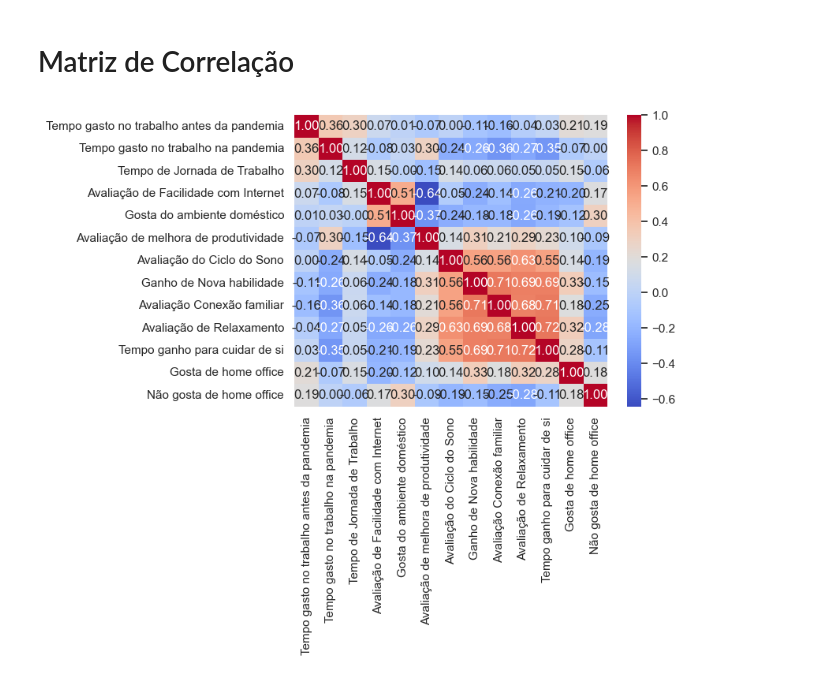
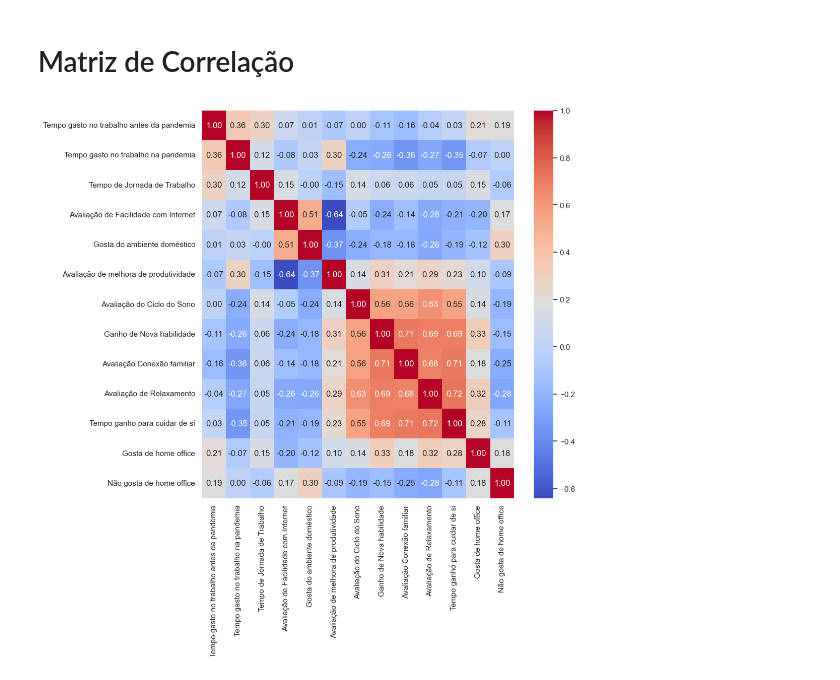
Before and after one commit to akira-gabriel/Covid-Psycological-Effects-of-COVID, a Jupyter notebook: Psycological Effects of COVID.ipynb, the cells around one changed output. Cells and saved outputs as stored; diff of their text form; code cells hidden in the pictures.

```diff
--- a/Psycological Effects of COVID.ipynb
+++ b/Psycological Effects of COVID.ipynb
@@ -157,0 +143,2 @@ Name: Ocupação, Length: 1175, dtype: object
+# %%
+df['Ocupação'] = df['Ocupação'].map({"Student in College": "Universitários", "Student in School": "Estudantes de escolas", "Working Professional": "Profissionais", "Entrepreneur": "Empreendedores", "Retired/Senior Citizen": "Aposentados/Idosos", "Homemaker": "Dono/Dona de Casa", "Currently Out of Work": "Atualmente Sem Trabalho", "Medical Professional aiding efforts against COVID-19": "Médicos auxiliando ao combate contra COVID-19"})
@@ -344,8 +385,8 @@ g.legend.set_title("")
 # %%
 corr = df.corr(numeric_only=True)
 
 sns.heatmap(corr, xticklabels=corr.columns, yticklabels=corr.columns, annot=True, cmap='coolwarm', fmt='.2f')
 
-sns.set (rc = {'figure.figsize':(14, 14)})
+sns.set (rc = {'figure.figsize':(10, 10)})
 # %% [output]
-[figure, old version]
+[figure, new version]
```
Also changed, not shown: parts of 11 cells of this notebook.
